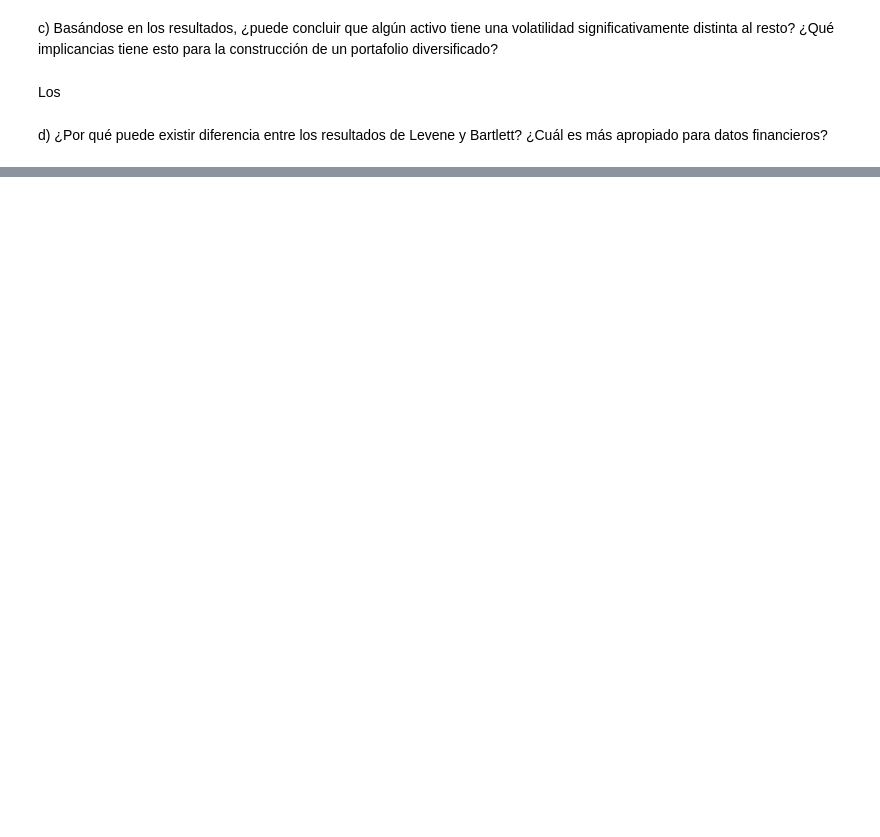
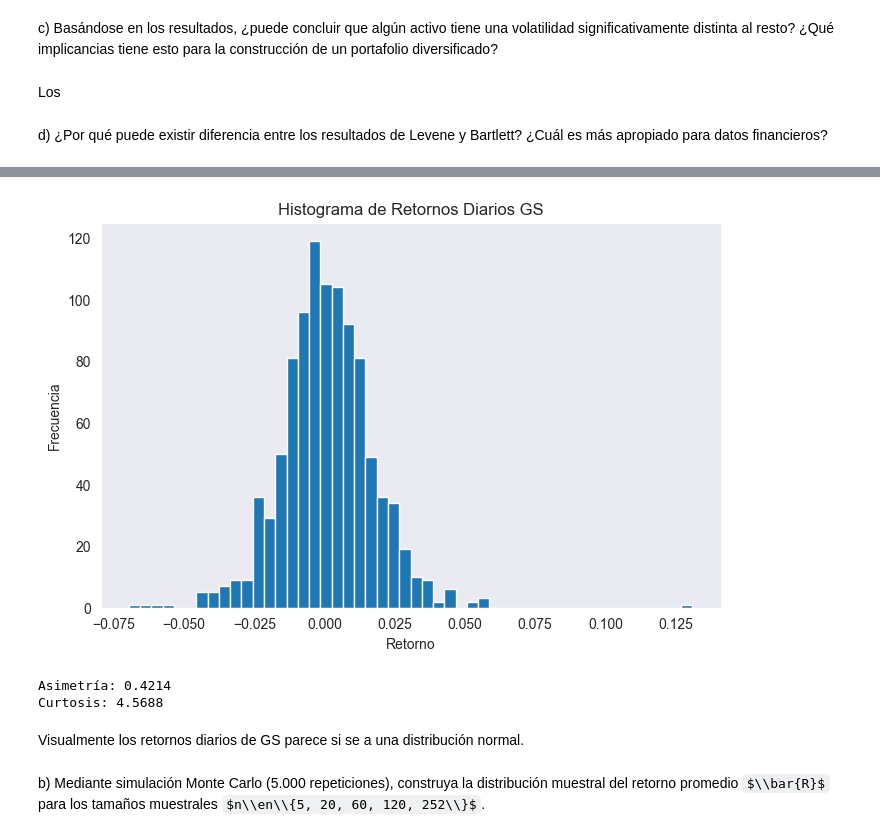
Before and after one commit to Felipe-Lopez-Vergara/ds_finance_-Lopez-, a Jupyter notebook: notebooks/HW_Sesion_2.ipynb, the cells around one changed output, grey strips where cells are left out. Drawn from its saved outputs; the diff is of its cells as text; code cells hidden in the pictures; some formulas as TeX source; blank space fills up the shorter version.

```diff
--- a/notebooks/HW_Sesion_2.ipynb
+++ b/notebooks/HW_Sesion_2.ipynb
@@ -557,0 +567,26 @@ Pueden
+# %%
+#Retonro diario de GS
+ret_diario_simple_gs = df['GS'].pct_change().dropna()
+
+# Histograma
+plt.figure(figsize=(8,5))
+plt.hist(ret_diario_simple_gs, bins=50)
+plt.title('Histograma de Retornos Diarios GS')
+plt.xlabel('Retorno')
+plt.ylabel('Frecuencia')
+plt.show()
+
+# Estadísticos
+Asimetria = ret_diario_simple_gs.skew()
+Kurt = ret_diario_simple_gs.kurt()
+
+print(f"Asimetría: {Asimetria:.4f}")
+print(f"Curtosis: {Kurt:.4f}")
+# %% [output]
+[figure, added]
+Asimetría: 0.4214
+Curtosis: 4.5688
+# %% [markdown]
+Visualmente los retornos diarios de GS parece si se a una distribución normal.
+# %% [markdown]
+b) Mediante simulación Monte Carlo (5.000 repeticiones), construya la distribución muestral del retorno promedio $\\bar{R}$ para los tamaños muestrales $n\\en\\{5, 20, 60, 120, 252\\}$.
```
Also changed, not shown: parts of 18 cells of this notebook.
